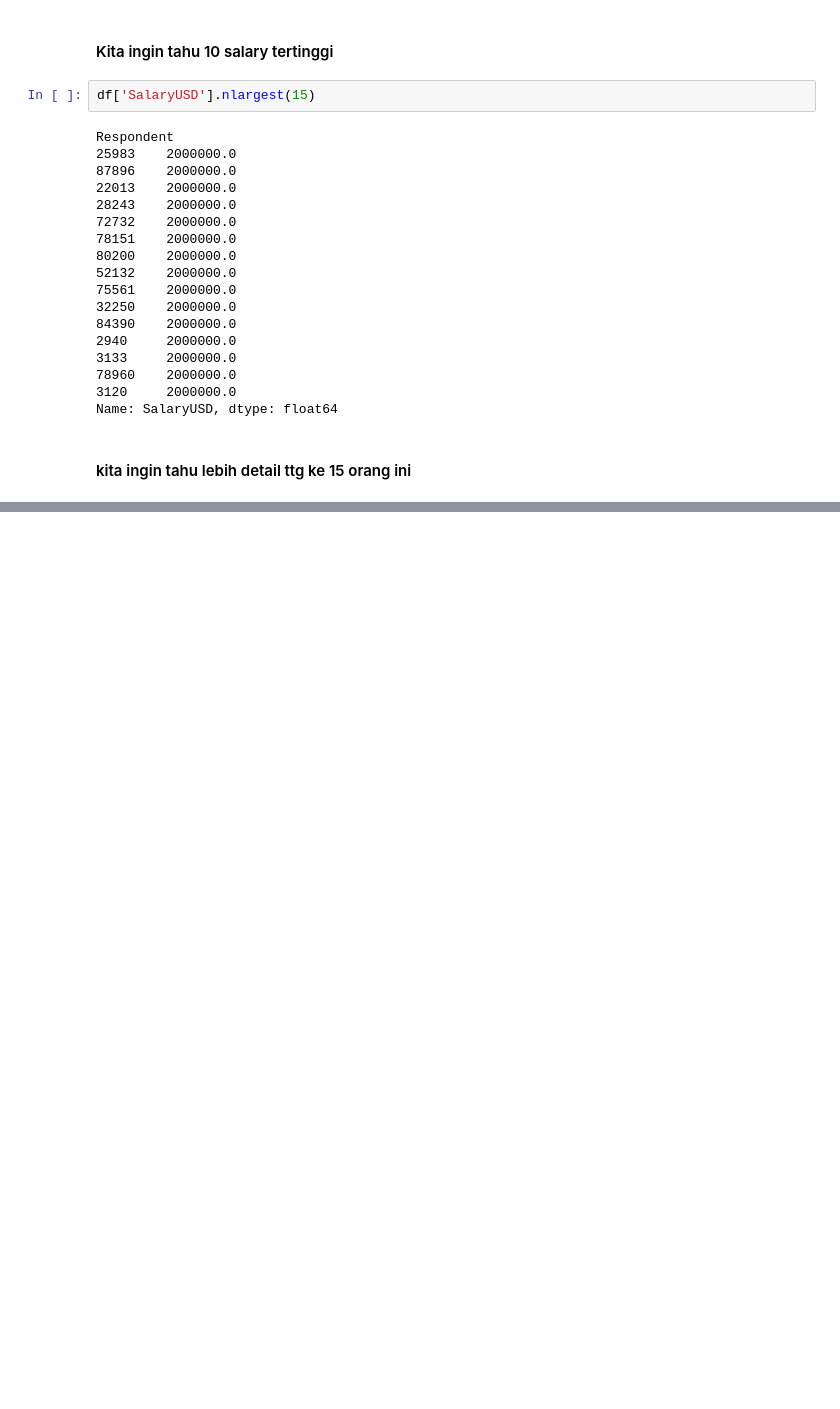
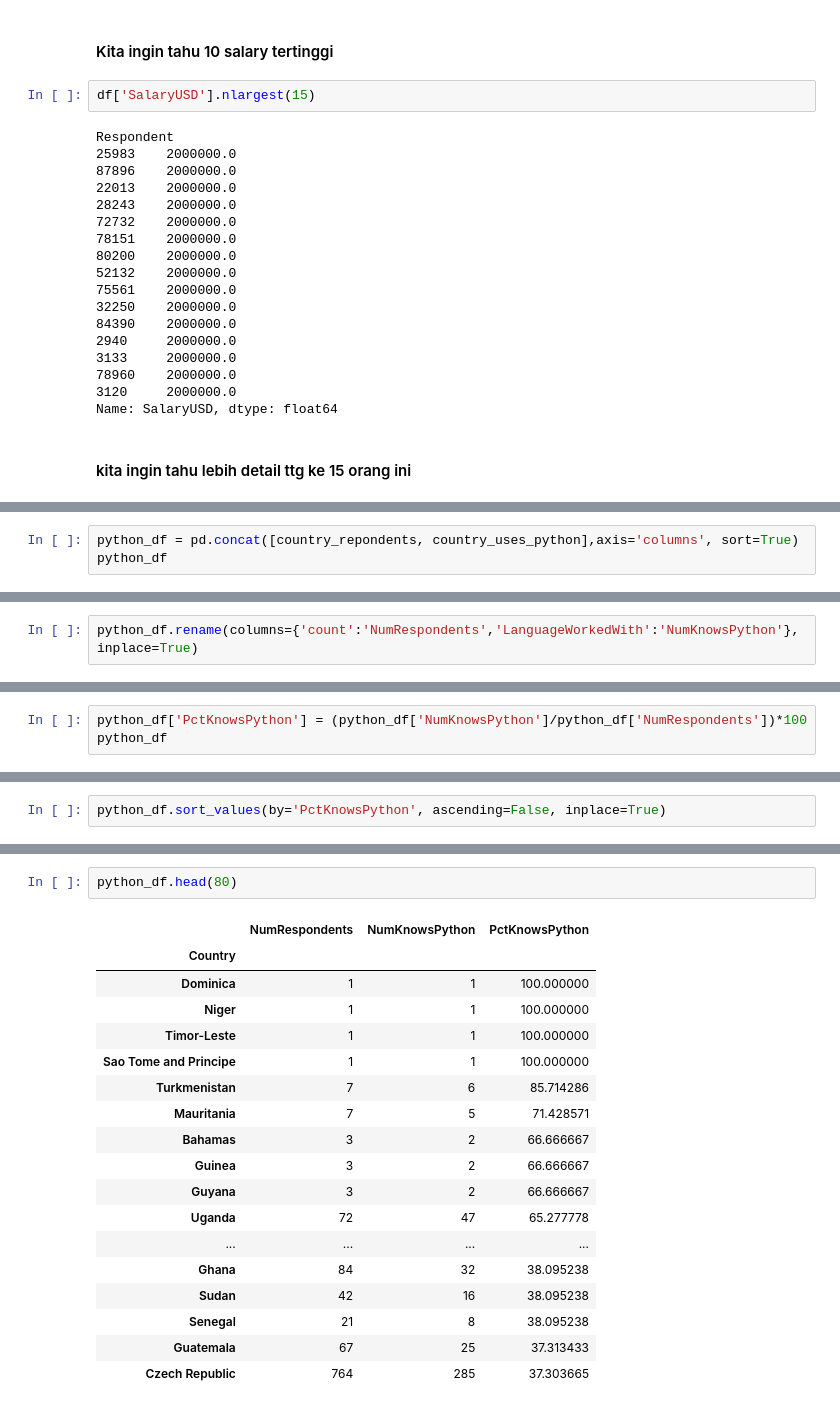
Before and after one commit to deddyas1969/learn-pandas, a Jupyter notebook: 1. Pandas demo.ipynb, the cells around one changed output, grey strips where cells are left out. Cells and saved outputs as stored; diff of their text form; blank space fills up the shorter version.

```diff
--- a/1. Pandas demo.ipynb
+++ b/1. Pandas demo.ipynb
@@ -752,0 +1408,3 @@ df.nlargest(15,'SalaryUSD')
+# %%
+python_df = pd.concat([country_repondents, country_uses_python],axis='columns', sort=True)
+python_df
@@ -752,0 +1447,2 @@ df.nlargest(15,'SalaryUSD')
+# %%
+python_df.rename(columns={'count':'NumRespondents','LanguageWorkedWith':'NumKnowsPython'}, inplace=True)
@@ -752,0 +1451,3 @@ df.nlargest(15,'SalaryUSD')
+# %%
+python_df['PctKnowsPython'] = (python_df['NumKnowsPython']/python_df['NumRespondents'])*100
+python_df
@@ -752,0 +1469,2 @@ df.nlargest(15,'SalaryUSD')
+# %%
+python_df.sort_values(by='PctKnowsPython', ascending=False, inplace=True)
@@ -752,0 +1488,21 @@ df.nlargest(15,'SalaryUSD')
+# %%
+python_df.head(80)
+# %% [output]
+|  | NumRespondents | NumKnowsPython | PctKnowsPython |
+| Country |  |  |  |
+| Dominica | 1 | 1 | 100.000000 |
+| Niger | 1 | 1 | 100.000000 |
+| Timor-Leste | 1 | 1 | 100.000000 |
+| Sao Tome and Principe | 1 | 1 | 100.000000 |
+| Turkmenistan | 7 | 6 | 85.714286 |
+| Mauritania | 7 | 5 | 71.428571 |
+| Bahamas | 3 | 2 | 66.666667 |
+| Guinea | 3 | 2 | 66.666667 |
+| Guyana | 3 | 2 | 66.666667 |
+| Uganda | 72 | 47 | 65.277778 |
+| ... | ... | ... | ... |
+| Ghana | 84 | 32 | 38.095238 |
+| Sudan | 42 | 16 | 38.095238 |
+| Senegal | 21 | 8 | 38.095238 |
+| Guatemala | 67 | 25 | 37.313433 |
+| Czech Republic | 764 | 285 | 37.303665 |
```
Also changed, not shown: parts of 108 cells of this notebook.
